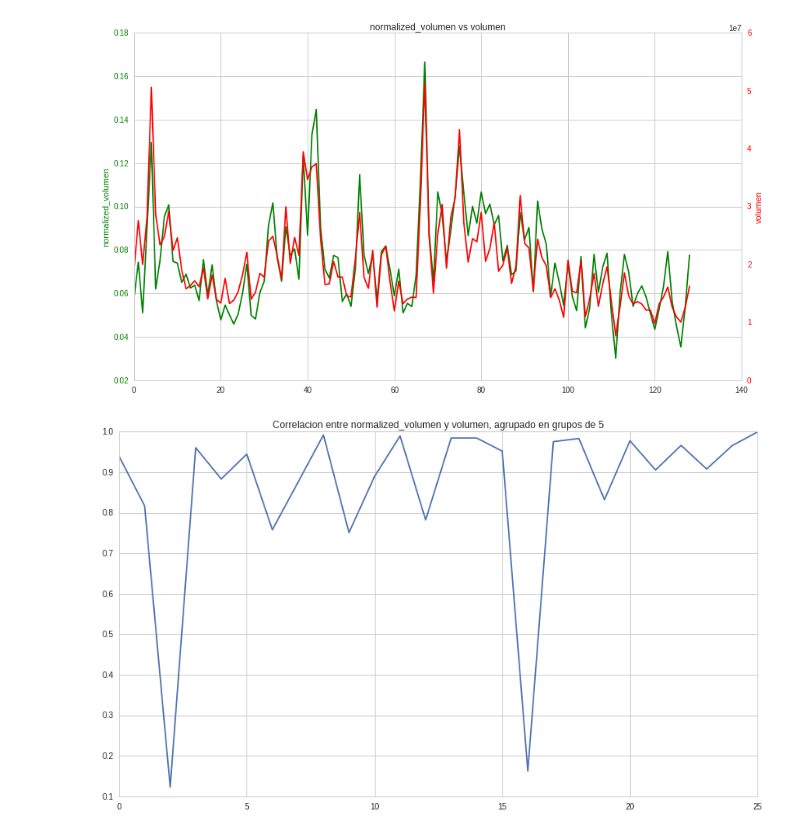
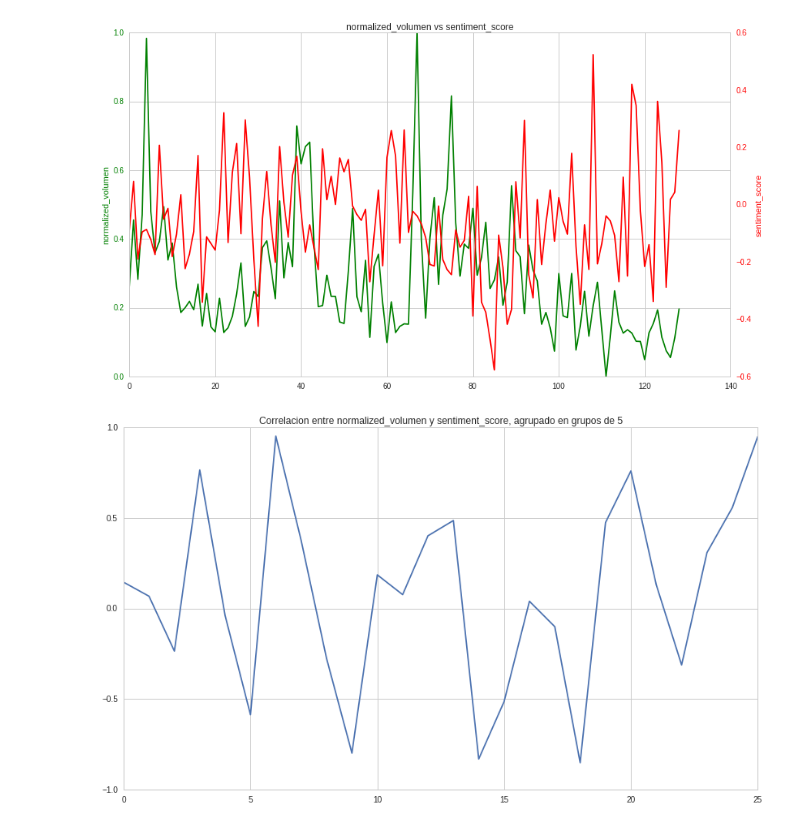
Before and after one commit to alyinuva/correlaciones, a Jupyter notebook: Correlaciones.ipynb, the cells around one changed output. Cells and saved outputs as stored; diff of their text form; code cells hidden in the pictures.

```diff
--- a/Correlaciones.ipynb
+++ b/Correlaciones.ipynb
@@ -54,14 +49,12 @@ def make_pipeline():
     abs_daily_returns = abs_factor([daily_returns])
 
     volumen = USEquityPricing.volume.latest
-    normalized_volumen = normalized_factor([volumen])
 
     sentiment_score = stocktwits.bull_minus_bear.latest
 
     rsi_15 = factor.RSI([USEquityPricing.close])
 
     return Pipeline(columns={"volumen": volumen,
-                             "normalized_volumen": normalized_volumen,
                             "sentiment_score": sentiment_score,
                             "abs_daily_returns": abs_daily_returns,
                             "rsi_15": rsi_15}, screen=universe)
@@ -84,0 +80,15 @@ one_stock_info = pipeline_output.xs(sym, level=1, drop_level=False)
+# %%
+from sklearn import preprocessing
+
+one_stock_info = pipeline_output.xs(sym, level=1, drop_level=False)
+
+
+# Nomalizando Volumen
+volumen = one_stock_info.volumen #returns a numpy array
+min_max_scaler = preprocessing.MinMaxScaler()
+volumen_scaled = min_max_scaler.fit_transform(volumen)
+one_stock_info["normalized_volumen"] = volumen_scaled
+
+# Creando RSI 50 - 100
+one_stock_info["rsi_50_100"] = one_stock_info.apply(lambda row:
+                                                    abs(row.rsi_15 - 50) + 50, axis = 1)
@@ -124,5 +167,6 @@ plot_two(one_stock_info.normalized_volumen, "normalized_volumen", one_stock_info
 # %%
-plot_two(one_stock_info.normalized_volumen, "normalized_volumen", one_stock_info.volumen, "volumen")
+plot_two(one_stock_info.normalized_volumen, "normalized_volumen",
+         one_stock_info.sentiment_score, "sentiment_score")
 # %% [output]
-[figure, old version]
+[figure, new version]
-[figure, old version]
+[figure, new version]
```
Also changed, not shown: parts of 9 cells of this notebook.
